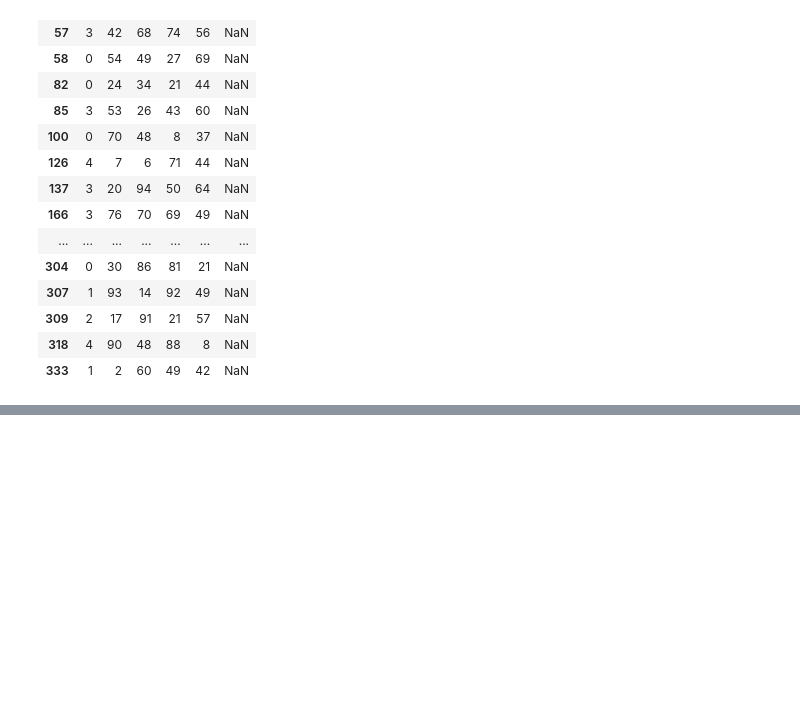
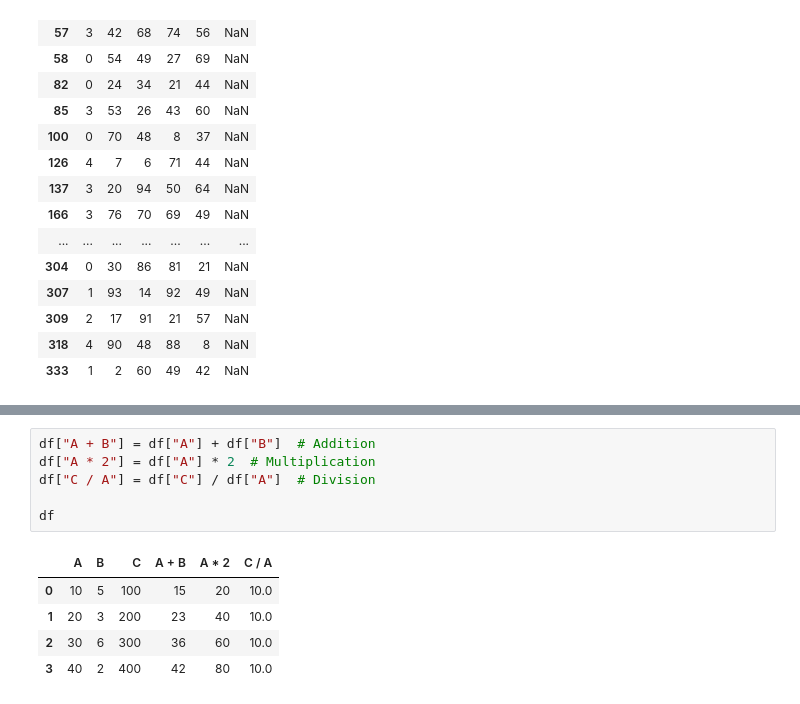
Before and after one commit to Ayushpal2006/Pandas, a Jupyter notebook: Pandas.ipynb, the cells around one changed output, grey strips where cells are left out. Cells and saved outputs as stored; diff of their text form; blank space fills up the shorter version.

```diff
--- a/Pandas.ipynb
+++ b/Pandas.ipynb
@@ -539,0 +602,12 @@ df.loc[(df["A"]<5) & (df["C"] > 5)]
+# %%
+df["A + B"] = df["A"] + df["B"]  # Addition
+df["A * 2"] = df["A"] * 2  # Multiplication
+df["C / A"] = df["C"] / df["A"]  # Division
+
+df
+# %% [output]
+|  | A | B | C | A + B | A * 2 | C / A |
+| 0 | 10 | 5 | 100 | 15 | 20 | 10.0 |
+| 1 | 20 | 3 | 200 | 23 | 40 | 10.0 |
+| 2 | 30 | 6 | 300 | 36 | 60 | 10.0 |
+| 3 | 40 | 2 | 400 | 42 | 80 | 10.0 |
```
Also changed, not shown: parts of 14 cells of this notebook.
